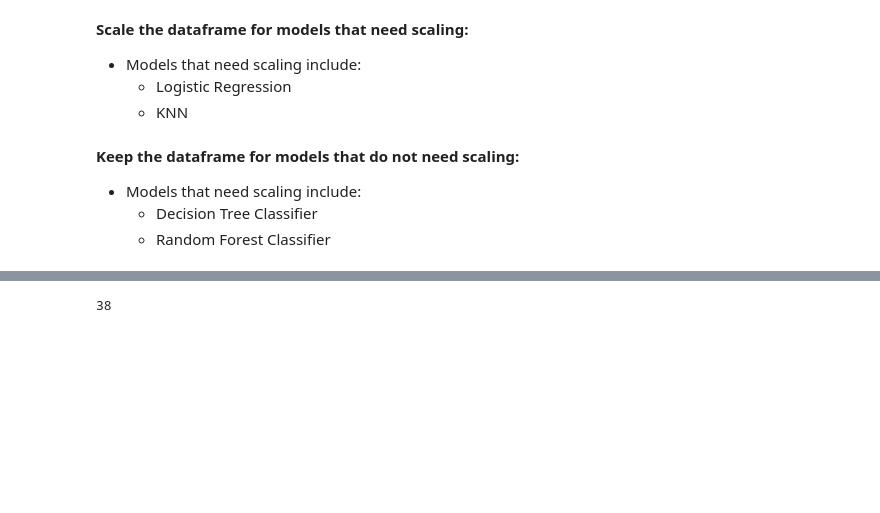
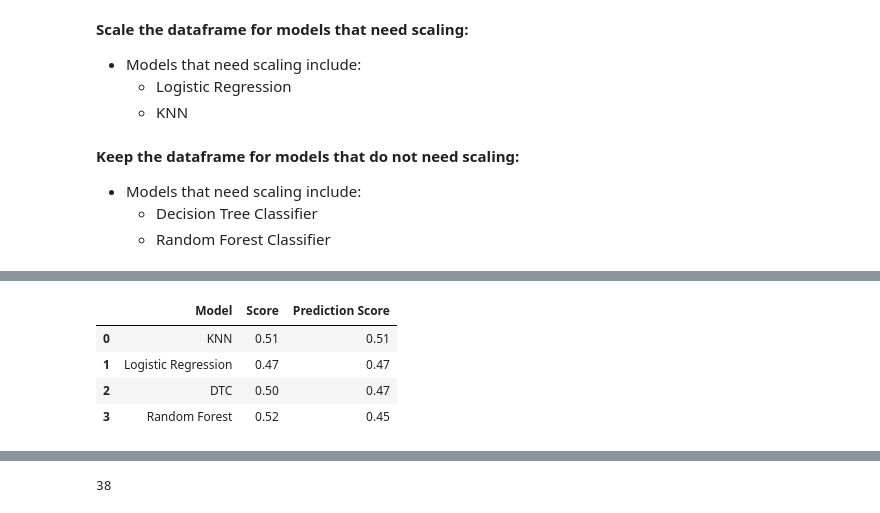
Before and after one commit to kimodri/school-projects, a Jupyter notebook: statistics-and-probability/hair_ml.ipynb, the cells around one changed output, grey strips where cells are left out. Cells and saved outputs as stored; diff of their text form; code cells hidden in the pictures; blank space fills up the shorter version.

```diff
--- a/statistics-and-probability/hair_ml.ipynb
+++ b/statistics-and-probability/hair_ml.ipynb
@@ -175,0 +177,12 @@ print(len(results))
+# %%
+scaled_model_name = list(models.keys())
+unscaled_model_name = list(models_unscaled.keys())
+
+models_names = pd.Series(scaled_model_name + unscaled_model_name)
+prediction_scores = pd.Series(scaled_prediction_scores + unscaled_prediction_scores)
+scores = list(scaled_scores + unscaled_scores)
+scores = pd.Series([round(float(score), 2) for score in scores])
+
+print(models_names)
+print(scores)
+print(prediction_scores)
@@ -176,3 +205,17 @@ print(len(results))
+# %%
+df_scores = pd.DataFrame({
+    'Model': models_names,
+    'Score': scores,
+    'Prediction Score': prediction_scores
+})
+
+df_scores
+# %% [output]
+|  | Model | Score | Prediction Score |
+| 0 | KNN | 0.51 | 0.51 |
+| 1 | Logistic Regression | 0.47 | 0.47 |
+| 2 | DTC | 0.50 | 0.47 |
+| 3 | Random Forest | 0.52 | 0.45 |
 # %%
 import matplotlib.pyplot as plt
 import seaborn as sns
```
Also changed, not shown: parts of 15 cells of this notebook.
